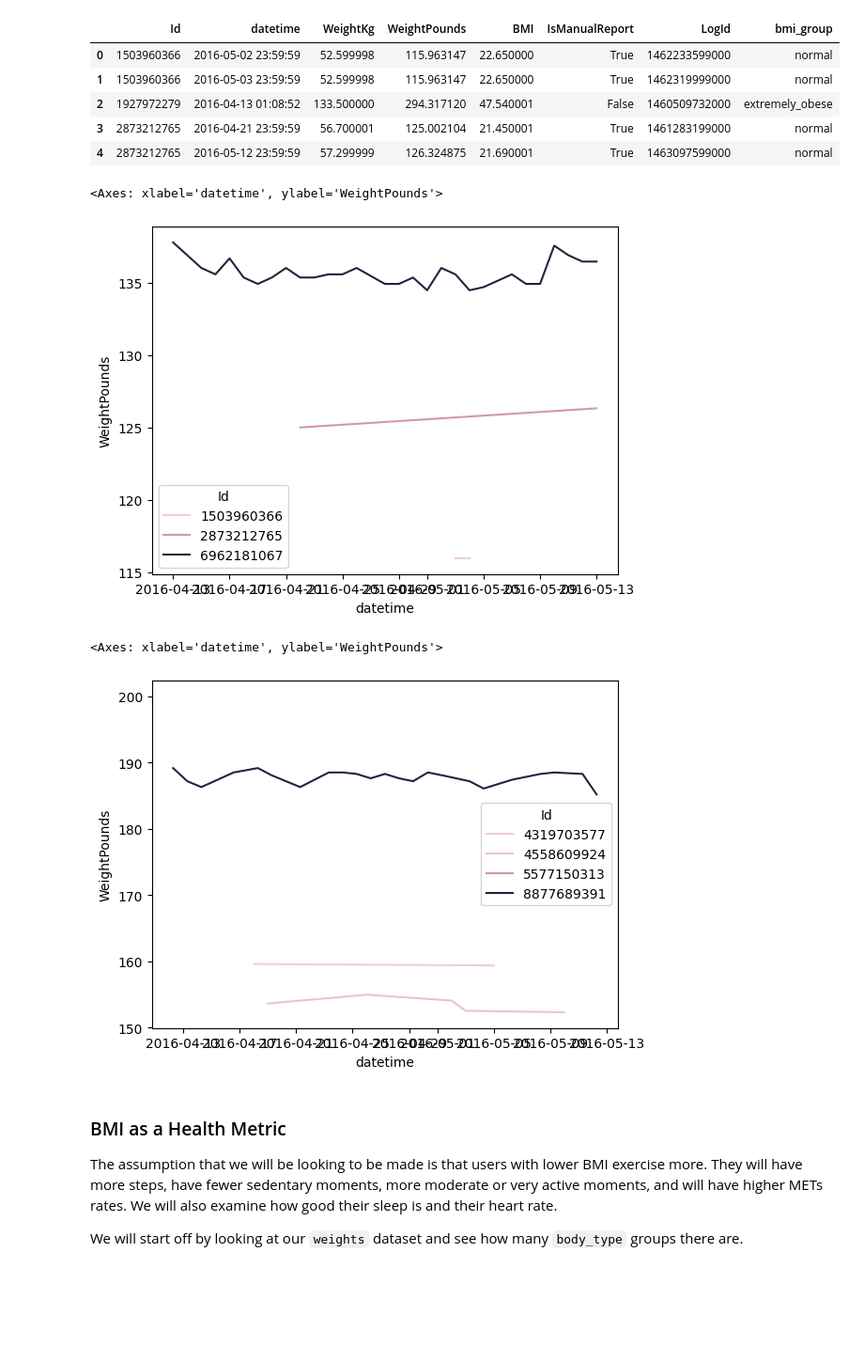
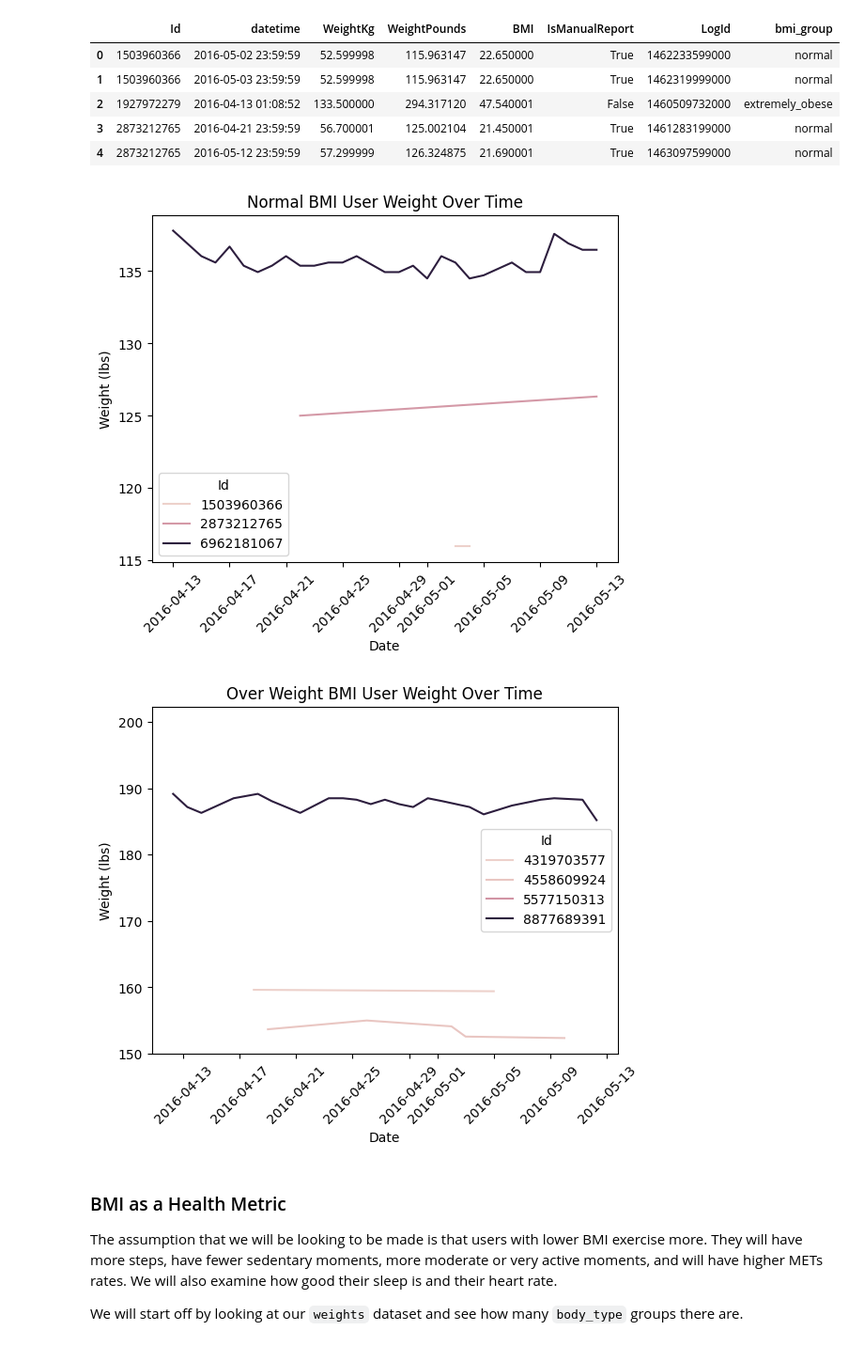
Before and after one commit to paulgreber/WellnessAnalysis, a Jupyter notebook: wellness_analysis.ipynb, the cells around one changed output. Shown at 94% size. Saved outputs shown, nothing was run; the diff lists cells and outputs as text; code cells hidden in the pictures; blank space fills up the shorter version.

```diff
--- a/wellness_analysis.ipynb
+++ b/wellness_analysis.ipynb
@@ -604,13 +604,17 @@ weight.head()
 # %%
 sns.lineplot(
     data=weight.query("bmi_group == 'normal'"),
     y='WeightPounds',
     x="datetime",
     hue='Id'
 )
+plt.title("Normal BMI User Weight Over Time")
+plt.xlabel("Date")
+plt.ylabel("Weight (lbs)")
+plt.xticks(rotation=45)
+plt.show()
 # %% [output]
-<Axes: xlabel='datetime', ylabel='WeightPounds'>
-[figure, old version]
+[figure, new version]
 # %%
 sns.lineplot(
     data=weight.query("bmi_group == 'overweight'"),
@@ -618,9 +622,13 @@ sns.lineplot(
     x="datetime",
     hue='Id'
 )
+plt.title("Over Weight BMI User Weight Over Time")
+plt.xlabel("Date")
+plt.ylabel("Weight (lbs)")
+plt.xticks(rotation=45)
+plt.show()
 # %% [output]
-<Axes: xlabel='datetime', ylabel='WeightPounds'>
-[figure, old version]
+[figure, new version]
 # %% [markdown]
 ### BMI as a Health Metric
 
```
Also changed, not shown: parts of 14 cells of this notebook, 18 other files.
